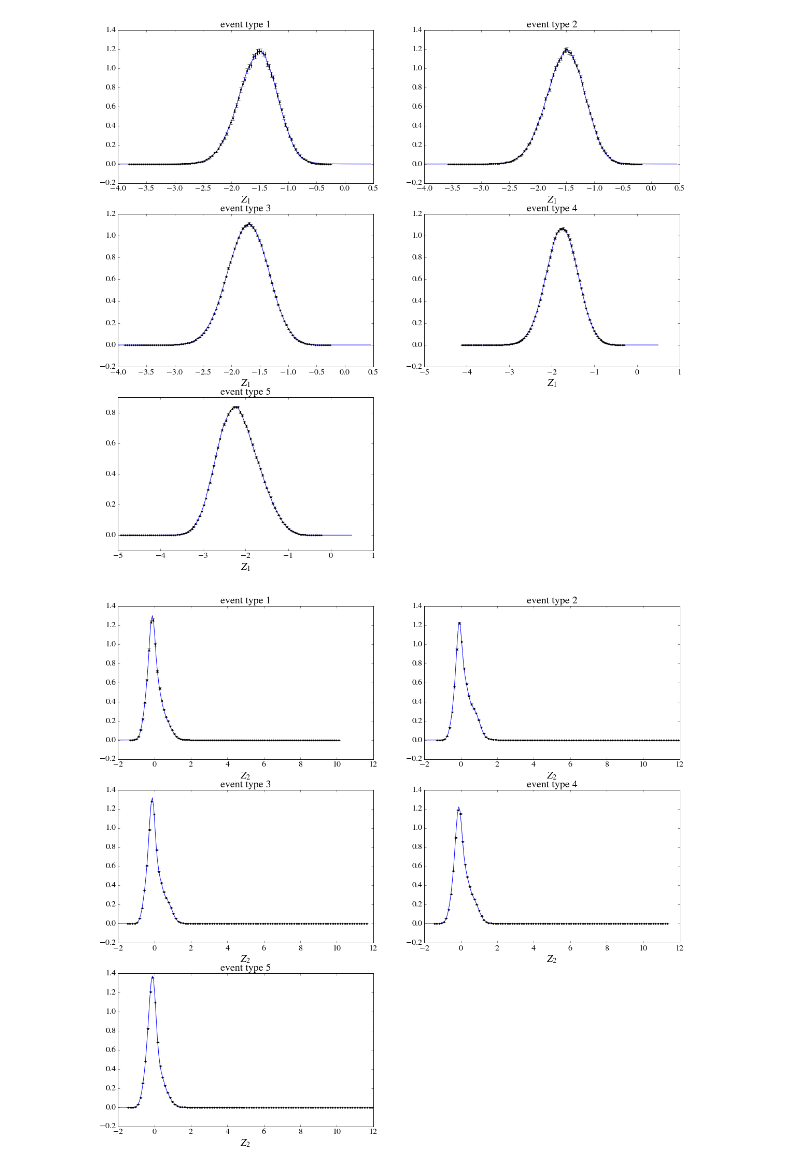
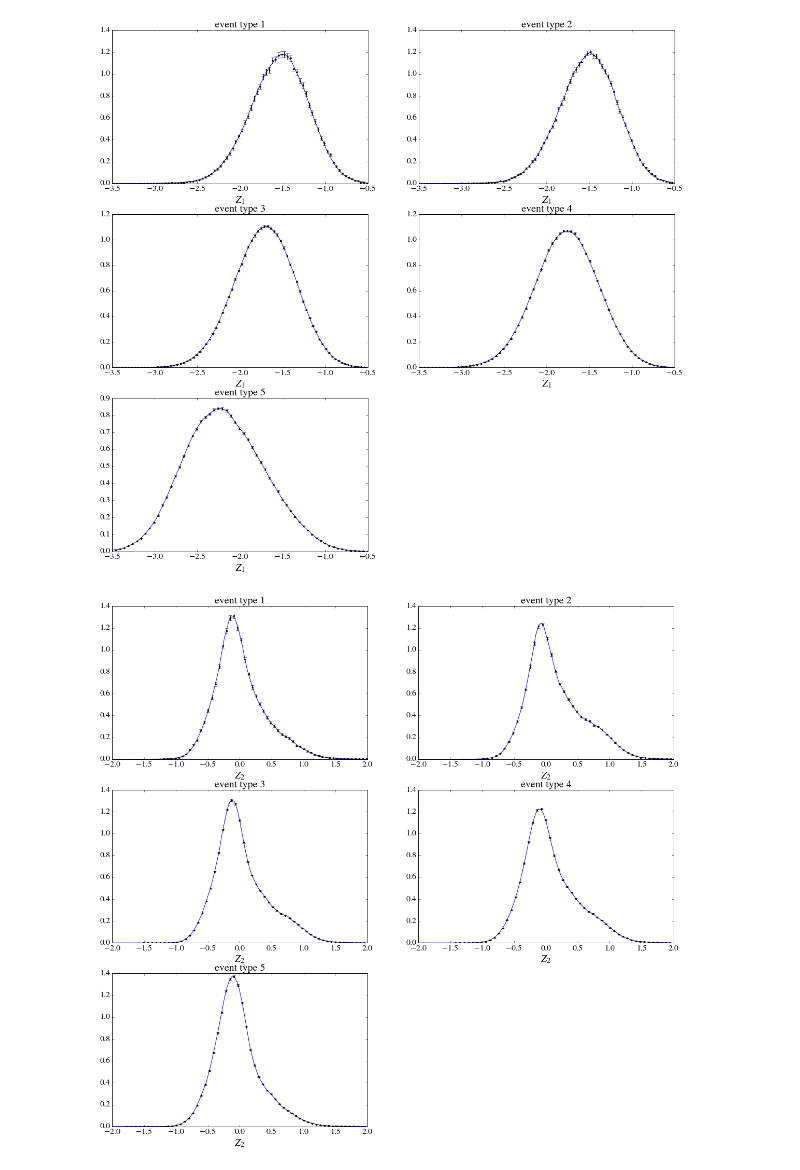
Before and after one commit to jkim-/bdtaunu_signal_extraction, a Jupyter notebook: visualization/mc.central/individual_components.ipynb, the cells around one changed output. Drawn from its saved outputs; the diff is of its cells as text; code cells hidden in the pictures.

```diff
--- a/visualization/mc.central/individual_components.ipynb
+++ b/visualization/mc.central/individual_components.ipynb
@@ -28,6 +28,11 @@ kde1dy_fout_template = parser.get('individual', 'kde1dy_fout_template')
 
 plot_scatter = bool(int(parser.get('individual', 'plot_scatter')))
 save_fig = bool(int(parser.get('individual', 'save_fig')))
+
+z1_min = float(parser.get('individual', 'z1_min'))
+z1_max = float(parser.get('individual', 'z1_max'))
+z2_min = float(parser.get('individual', 'z2_min'))
+z2_max = float(parser.get('individual', 'z2_max'))
 # %%
 if plot_scatter:
     figsize = (3,2)
@@ -35,4 +40,6 @@ if plot_scatter:
     for i in evttypes:
         ax = fig.add_subplot(figsize[0], figsize[1], i)
         plot_data2d(mpl_data_dir+'/'+scatter_fin_template.format(i), ax=ax, marker='.', s=2)
+        ax.set_xlim(z1_min, z1_max)
+        ax.set_ylim(z2_min, z2_max)
 # %% [output]
@@ -43,4 +50,6 @@ fig = plt.figure(figsize=(8*figsize[1],8*figsize[0]))
 for i in evttypes:
     ax = fig.add_subplot(figsize[0], figsize[1], i)
     plot_contour2d(mpl_data_dir+'/'+kde2d_fin_template.format(i), ax=ax, nlevels=10, colorbar=False)
+    ax.set_xlim(z1_min, z1_max)
+    ax.set_ylim(z2_min, z2_max)
 # %% [output]
@@ -54,19 +63,23 @@ for i in evttypes:
     plot_data1d(mpl_data_dir+'/'+kde1dx_fin_template.format(i), ax=ax, xlabel=r'$Z_1$', title='event type {0}'.format(i))
     plot_data1d_histogram(arr[:,0], weights=arr[:,2],bins=100,normed=True,
                           ax=ax, xlabel=r'$Z_1$', title='event type {0}'.format(i));
+    ax.set_xlim(z1_min, z1_max)
+    ax.set_ylim(0)
 # %% [output]
-[figure, old version]
+[figure, new version]
 # %%
 figsize = (3,2)
 fig = plt.figure(figsize=(6*1.618*figsize[1],6*figsize[0]))
 for i in evttypes:
     arr = np.genfromtxt(training_data_dir+'/'+training_fin_template.format(i))
     ax = fig.add_subplot(figsize[0], figsize[1], i)
     plot_data1d(mpl_data_dir+'/'+kde1dy_fin_template.format(i), ax=ax, xlabel=r'$Z_2$', title='event type {0}'.format(i))
-    plot_data1d_histogram(arr[:,1], weights=arr[:,2],bins=100,normed=True, ax=ax,
+    plot_data1d_histogram(arr[:,1], weights=arr[:,2],bins=200,normed=True, ax=ax,
                           xlabel=r'$Z_2$', title='event type {0}'.format(i));
+    ax.set_xlim(z2_min, z2_max)
+    ax.set_ylim(0)
 # %% [output]
-[figure, old version]
+[figure, new version]
 # %%
 if save_fig:
     for i in evttypes:
```
Also changed, not shown: parts of 5 cells of this notebook, 9 other files.
